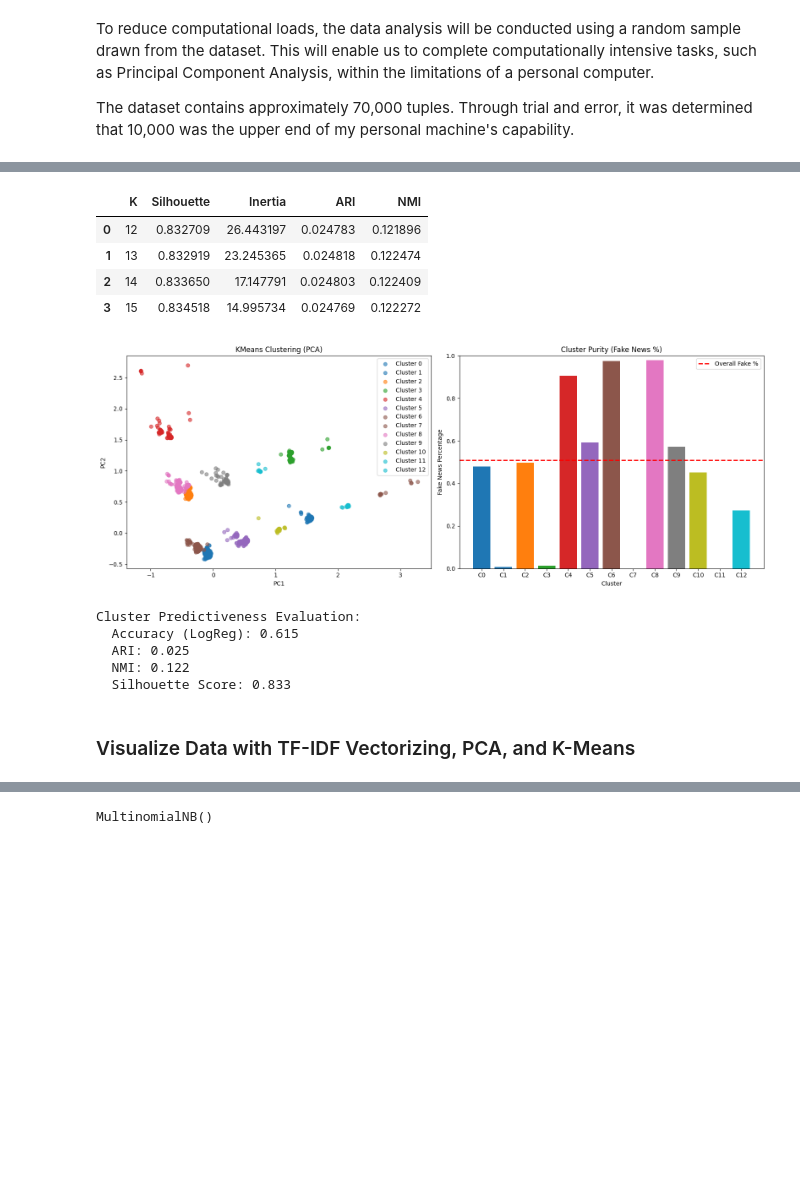
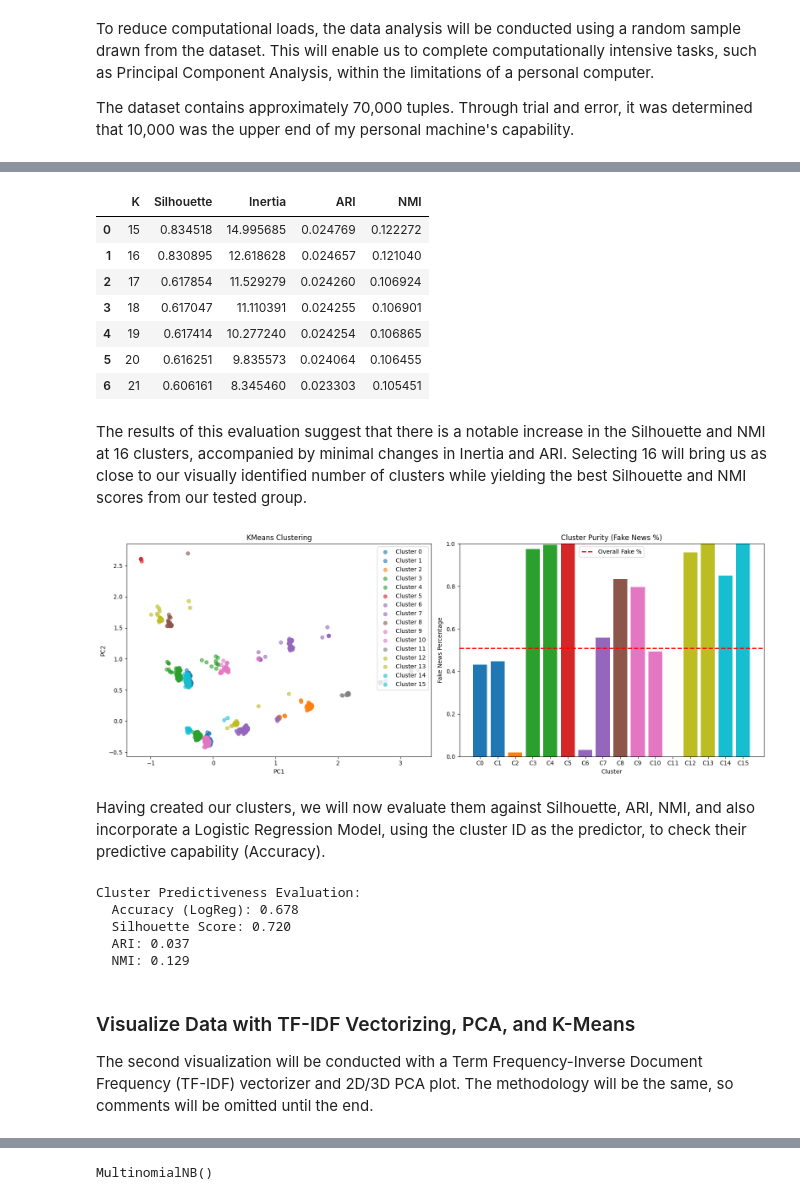
Before and after one commit to link1226/CAP4770-Project, a Jupyter notebook: notebooks/JoesNotebook.ipynb, the cells around one changed output, grey strips where cells are left out. Saved outputs shown, nothing was run; the diff lists cells and outputs as text; code cells hidden in the pictures; blank space fills up the shorter version.

```diff
--- a/notebooks/JoesNotebook.ipynb
+++ b/notebooks/JoesNotebook.ipynb
@@ -294,0 +422,5 @@ plot_pca_projection(x_pca, labels_sample, vec_name="CountVectorizer")
+# %%
+pca = PCA(n_components=3)
+x_pca_3d = pca.fit_transform(vectorizer.fit_transform(titles_sample).toarray())
+
+plot_pca_projection_3d(x_pca_3d, labels_sample, vec_name="Count")
@@ -295,30 +455,39 @@ plot_pca_projection(x_pca, labels_sample, vec_name="CountVectorizer")
 # %%
 # Find Optimal Number of Clusters
-evaluate_clustering_model(x_pca, labels_sample, range(12, 16))
+evaluate_clustering_model(x_pca, labels_sample, range(15, 22))
 # %% [output]
 |  | K | Silhouette | Inertia | ARI | NMI |
-| 0 | 12 | 0.832709 | 26.443197 | 0.024783 | 0.121896 |
-| 1 | 13 | 0.832919 | 23.245365 | 0.024818 | 0.122474 |
-| 2 | 14 | 0.833650 | 17.147791 | 0.024803 | 0.122409 |
-| 3 | 15 | 0.834518 | 14.995734 | 0.024769 | 0.122272 |
+| 0 | 15 | 0.834518 | 14.995685 | 0.024769 | 0.122272 |
+| 1 | 16 | 0.830895 | 12.618628 | 0.024657 | 0.121040 |
+| 2 | 17 | 0.617854 | 11.529279 | 0.024260 | 0.106924 |
+| 3 | 18 | 0.617047 | 11.110391 | 0.024255 | 0.106901 |
+| 4 | 19 | 0.617414 | 10.277240 | 0.024254 | 0.106865 |
+| 5 | 20 | 0.616251 | 9.835573 | 0.024064 | 0.106455 |
+| 6 | 21 | 0.606161 | 8.345460 | 0.023303 | 0.105451 |
+# %% [markdown]
+The results of this evaluation suggest that there is a notable increase in the Silhouette and NMI at 16 clusters, accompanied by minimal changes in Inertia and ARI. Selecting 16 will bring us as close to our visually identified number of clusters while yielding the best Silhouette and NMI scores from our tested group.
 # %%
 # Perform Cluster Analysis
-kmeans = KMeans(n_clusters=13, random_state=42)
-cluster_labels_kmeans = kmeans.fit_predict(x_pca)
-analyze_cluster_purity(x_pca, cluster_labels_kmeans, labels_sample)
+kmeans = KMeans(n_clusters=16, random_state=42)
+cluster_labels_kmeans = kmeans.fit_predict(x_pca_3d)
+analyze_cluster_purity(x_pca_3d, cluster_labels_kmeans, labels_sample)
 # %% [output]
-[figure, old version]
+[figure, new version]
+# %% [markdown]
+Having created our clusters, we will now evaluate them against Silhouette, ARI, NMI, and also incorporate a Logistic Regression Model, using the cluster ID as the predictor, to check their predictive capability (Accuracy).
 # %%
 # Determine Cluster Predictivity
-evaluate_cluster_predictivity(x_pca, cluster_labels_kmeans, labels_sample)
+evaluate_cluster_predictivity(x_pca_3d, cluster_labels_kmeans, labels_sample)
 # %% [output]
 Cluster Predictiveness Evaluation:
-  Accuracy (LogReg): 0.615
-  ARI: 0.025
-  NMI: 0.122
-  Silhouette Score: 0.833
+  Accuracy (LogReg): 0.678
+  Silhouette Score: 0.720
+  ARI: 0.037
+  NMI: 0.129
 # %% [markdown]
 ### Visualize Data with TF-IDF Vectorizing, PCA, and K-Means
+
+The second visualization will be conducted with a Term Frequency-Inverse Document Frequency (TF-IDF) vectorizer and 2D/3D PCA plot. The methodology will be the same, so comments will be omitted until the end.
 # %%
 # Visualize Data (TF-IDF Vectorizer) and Plot with 2D PCA
 tfidf_vectorizer = TfidfVectorizer(stop_words='english', min_df=2)
```
Also changed, not shown: parts of 54 cells of this notebook.
